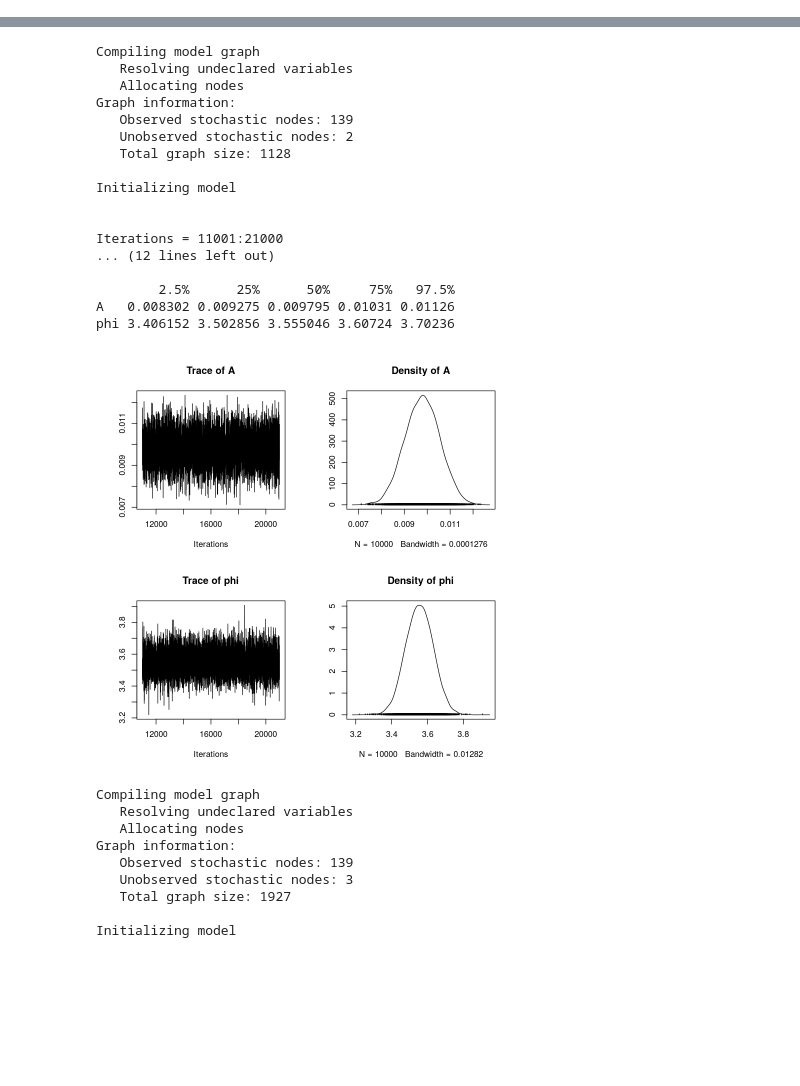
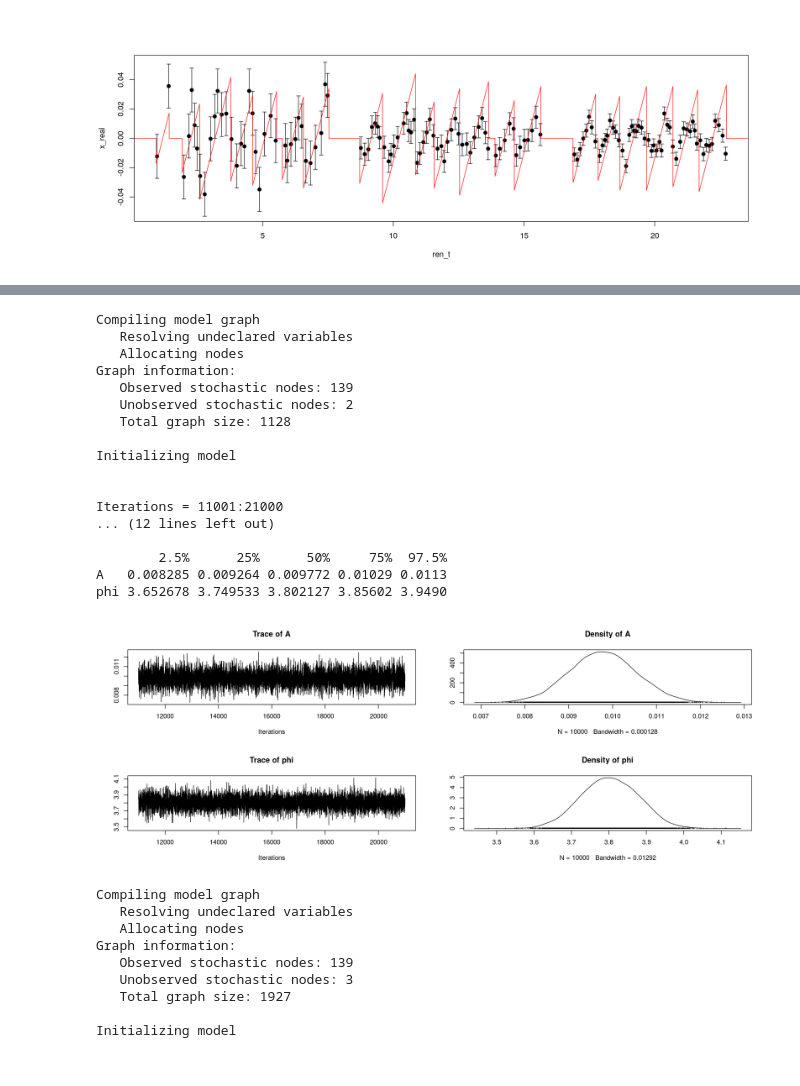
Before and after one commit to piacent/bayes_analysis, a Jupyter notebook: DAMA_Bayes_realdata.R.ipynb, the cells around one changed output, grey strips where cells are left out. Cells and saved outputs as stored; diff of their text form; code cells hidden in the pictures; blank space fills up the shorter version.

```diff
--- a/DAMA_Bayes_realdata.R.ipynb
+++ b/DAMA_Bayes_realdata.R.ipynb
@@ -12,0 +32,22 @@ Loaded modules: basemod,bugs
+# %%
+# Definition of the function return the right rescaled time
+resc_t = function(x, timewindows) {
+
+    N_windows <- nrow(timewindows)
+
+    timewindows_norm <- timewindows / 365
+    center <- (timewindows_norm[2] - timewindows_norm[1] )/ 2 + timewindows_norm[1]
+
+    ret <- 0
+
+    for (i in 1:N_windows) {
+        if (x > timewindows_norm[i,1] && x < timewindows_norm[i,2]) {
+#            print(x)
+            x_0 <- center[i,1]
+#            print(x_0)
+            ret <- (x-x_0)
+            break
+        }
+    }
+    return(ret)
+}
@@ -43,15 +87,46 @@ for (i in 1:N_r) {
     }
 
 }
-ren_t <- (t_real-t_real[1])/365
+ren_t <- (t_real)/365
+
+#rescaled time
+
+time_resc <- rep(0, length(ren_t))
+for(i in 1:length(time_resc)) {
+    time_resc[i] <- resc_t(ren_t[i], timewindows)
+}
+# %%
+options(repr.plot.width=8*1.8, repr.plot.height=3*1.8)
+
+plot(ren_t, x_real,
+    pch=19, ylim = c(-1.5 * 0.035 , 1.5 * 0.035)
+)
+arrows(ren_t, x_real-sd_real, ren_t, x_real+sd_real, length=0.04, angle=90, code=3)
+
+tmp <- seq(0., 25., by = 1e-3)
+vec <- seq(0., 25., by = 1e-3)
+
+for (i in 1:length(tmp)) {
+    vec[i] <- resc_t(tmp[i], timewindows)
+}
+
+
+vec <- rate_sim(x = tmp, rx= vec, SAW = 1,
+                    A   = 0.,
+                    phi = 0.0,
+                    B   = 0.07,
+                   )
+
+lines(tmp, vec, col = 'red')
+# %% [output]
+[figure, added]
 # %%
 # FIT OF THE REAL DATA WITH COS
 
 
 # Setting parameters for unif. priors
-B_0cos       <- 0.0
 max_Acos     <- 0.05
-width_Bcos   <- 0.03
+max_Bcos     <- 0.03
 max_phicos   <- 2 * pi
 
 
@@ -72,8 +147,7 @@ fitInput_r_cos$pi     <- pi
 # prior parameters
 fitInput_r_cos$max_A   <- max_Acos
 fitInput_r_cos$max_phi <- max_phicos
-fitInput_r_cos$B_0       <- B_0cos
-fitInput_r_cos$width_B   <- width_Bcos
+fitInput_r_cos$width_B   <- max_Bcos
 
 
 m_cos_r <- jags.model(modello_cos,
@@ -101,22 +173,22 @@ Warning message in jags.model(modello_cos, fitInput_r_cos, model_cos_init):
 “Unused variable "width_B" in data”
 Compiling model graph
    Resolving undeclared variables
    Allocating nodes
 Graph information:
    Observed stochastic nodes: 139
    Unobserved stochastic nodes: 2
    Total graph size: 1128
 
 Initializing model
 
 
 Iterations = 11001:21000
 ... (12 lines left out)
 
-        2.5%      25%      50%     75%   97.5%
-A   0.008302 0.009275 0.009795 0.01031 0.01126
-phi 3.406152 3.502856 3.555046 3.60724 3.70236
+        2.5%      25%      50%     75%  97.5%
+A   0.008285 0.009264 0.009772 0.01029 0.0113
+phi 3.652678 3.749533 3.802127 3.85602 3.9490
-[figure, old version]
+[figure, new version]
 # %%
 # FIT OF THE REAL DATA WITH SAWCOS
 
```
Also changed, not shown: parts of 16 cells of this notebook.
